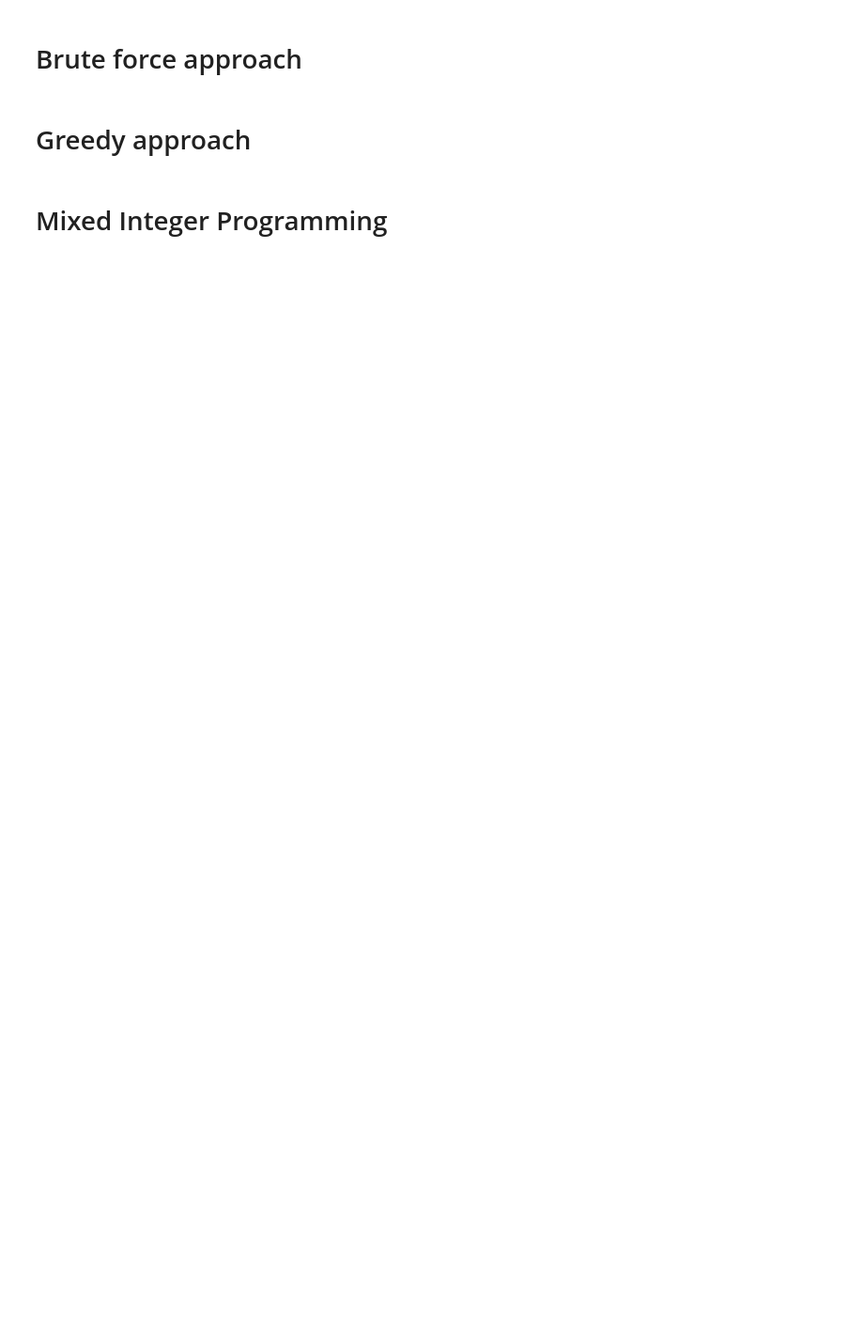
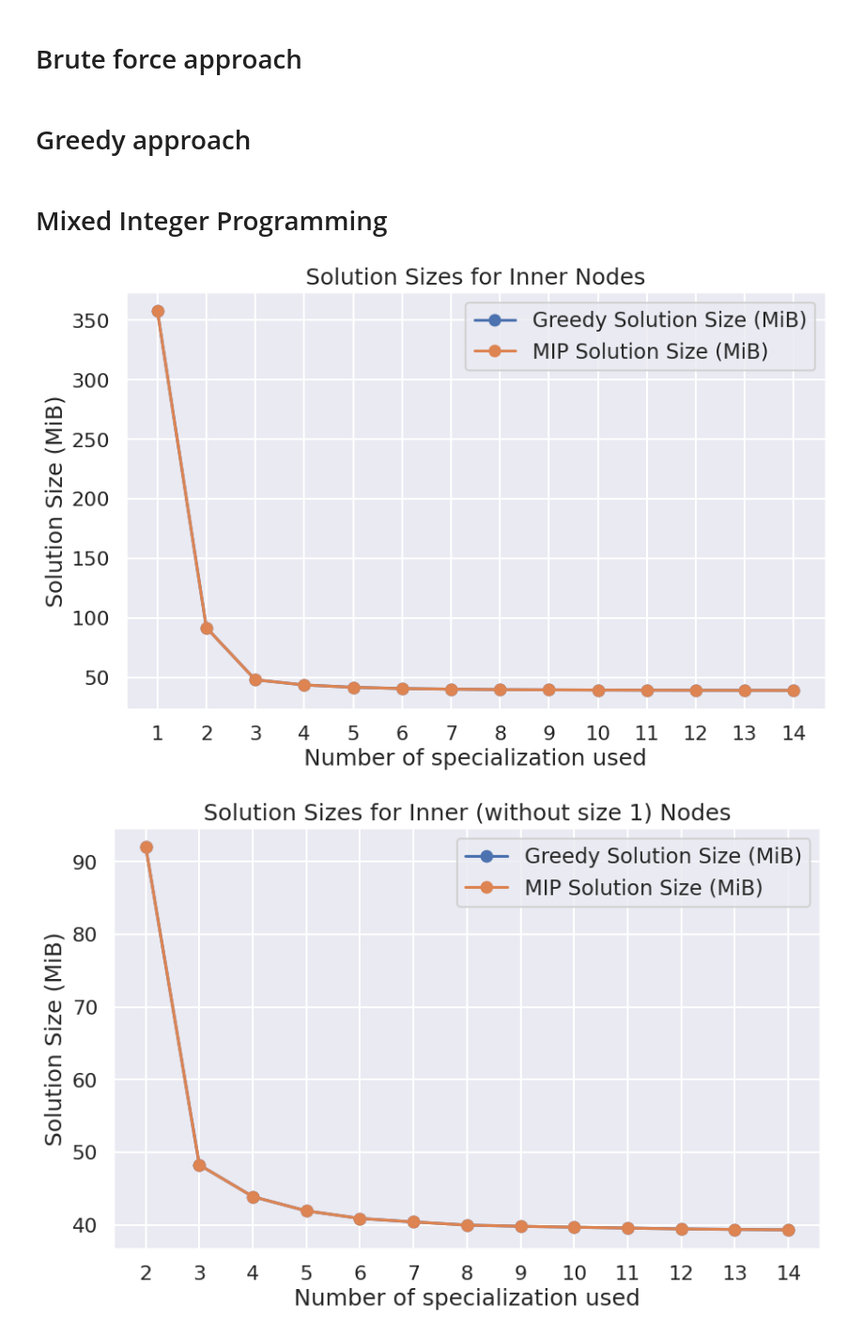
Before and after one commit to 0xsoniclabs/carmen, a Jupyter notebook: rust/src/statistics/node_statistics.ipynb, the cells around one changed output. Shown at 94% size. Cells and saved outputs as stored; diff of their text form; code cells hidden in the pictures; blank space fills up the shorter version.

```diff
--- a/rust/src/statistics/node_statistics.ipynb
+++ b/rust/src/statistics/node_statistics.ipynb
@@ -38,2 +39,26 @@ sparse_leaf_node_size = lambda num_children: commitment_size + num_children * (v
 leaf_node_sizes = [sparse_leaf_node_size(element + 1) for element in range(255)]
 leaf_node_sizes.append(full_leaf_node_size)
+# %%
+# # sum all node type of Inner to Inner 255 variant
+# inner_255_count = sum(count for id, count in node_info['Inner']['subtype_count'].items() if id != 255)
+# node_info['Inner']['subtype_count'][255] += inner_255_count
+# node_info['Inner']['subtype_count'] = {id: count for id, count in node_info['Inner']['subtype_count'].items() if id == 255}
+# Print expected sizes
+for node_type, info in node_info.items():
+    print(f"Node Type: {node_type}")
+    total_count = info['total_count']
+    for id, count in info['subtype_count'].items():
+        if node_type == 'Inner':
+            if id == 255:
+                size = full_inner_node_size
+            else:
+                size = inner_node_sizes[id]
+        elif node_type == 'Leaf':
+            if id == 255:
+                size = full_leaf_node_size
+            else:
+                size = leaf_node_sizes[id]
+        else:
+            continue
+        expected_size = count * size / 1024 / 1024
+        print(f"  {node_type}_{id + 1}, Count: {count}, Size: {size:.2f}, Expected storage size: {expected_size:.2f} MiB")
@@ -225,38 +268,43 @@ def plot_solution_sizes(node_name, node_range, solution_sizes_greedy, solution_s
 
         _plot(node_name, node_range, solution_sizes_greedy, solution_sizes_mip)
         # plot starting from position 1
         solution_sizes_greedy = solution_sizes_greedy[1:]
         solution_sizes_mip = solution_sizes_mip[1:]
         node_range = node_range[1:]
         _plot(node_name + " (without size 1)", node_range, solution_sizes_greedy, solution_sizes_mip)
 
 def solve(node_name, node_range, node_info: dict, max_node: int, node_sizes: dict, node_pruning_threshold: float, writer):
         solution_sizes_greedy = []
         solution_sizes_mip = []
         # add max_node to the node_info if not present
         if max_node not in node_info['subtype_count']:
                 node_info['subtype_count'][max_node] = 0
         if max_node not in node_info['prefix_sum']:
                 node_info['prefix_sum'][max_node] = node_info['prefix_sum'][max(node_info['prefix_sum'].values())]
 
         writer.write("\n-------------------------------\n")
         writer.write(f"--------- {node_name} nodes ---------\n")
         prev_greedy_solution_size = None
         prev_ilp_solution_size = None
         for i in node_range:
                 greedy_solution = solve_greedy(i, node_info['prefix_sum'], max_node, node_sizes)
                 print_results("Greedy", greedy_solution[0], greedy_solution[1], prev_greedy_solution_size, writer)
                 solution_sizes_greedy.append(greedy_solution[1])
-                ilp_solution, ilp_size = solve_mip(i, node_info['subtype_count'], node_info['prefix_sum'], 255, node_sizes, greedy_solution, node_pruning_threshold)
-                print_results("MIP", ilp_solution, ilp_size, prev_ilp_solution_size, writer)
-                solution_sizes_mip.append(ilp_size)
-                writer.write(f"Difference between Greedy and MIP: {(greedy_solution[1] - ilp_size) / (ilp_size) * 100}%\n")
+                # ilp_solution, ilp_size = solve_mip(i, node_info['subtype_count'], node_info['prefix_sum'], 255, node_sizes, greedy_solution, node_pruning_threshold)
+                # print_results("MIP", ilp_solution, ilp_size, prev_ilp_solution_size, writer)
+                # solution_sizes_mip.append(ilp_size)
+                # writer.write(f"Difference between Greedy and MIP: {(greedy_solution[1] - ilp_size) / (ilp_size) * 100}%\n")
                 prev_greedy_solution_size = greedy_solution[1]
-                prev_ilp_solution_size = ilp_size
-        plot_solution_sizes(node_name, node_range, solution_sizes_greedy, solution_sizes_mip)
+                # prev_ilp_solution_size = ilp_size
+
+        # plot_solution_sizes(node_name, node_range, solution_sizes_greedy, solution_sizes_mip)
+        plot_solution_sizes(node_name, node_range, solution_sizes_greedy, solution_sizes_greedy) #TODO: REMOVE
         writer.write("-------------------------------\n\n")
 
 with open("node_optimization_results.txt", "w") as writer:
-        solve("Inner", range(1,6), node_info['Inner'], 255, inner_node_sizes, 0, writer)
-        solve("Leaf", range(1,6), node_info['Leaf'], 255, leaf_node_sizes, 0.002, writer)
+        solve("Inner", range(1,15), node_info['Inner'], 255, inner_node_sizes, 0, writer)
+        # solve("Leaf", range(1,15), node_info['Leaf'], 255, leaf_node_sizes, 0.002, writer)
         writer.flush()
+# %% [output]
+[figure, added]
+[figure, added]
```
Also changed, not shown: parts of 2 cells of this notebook, 9 other files.
